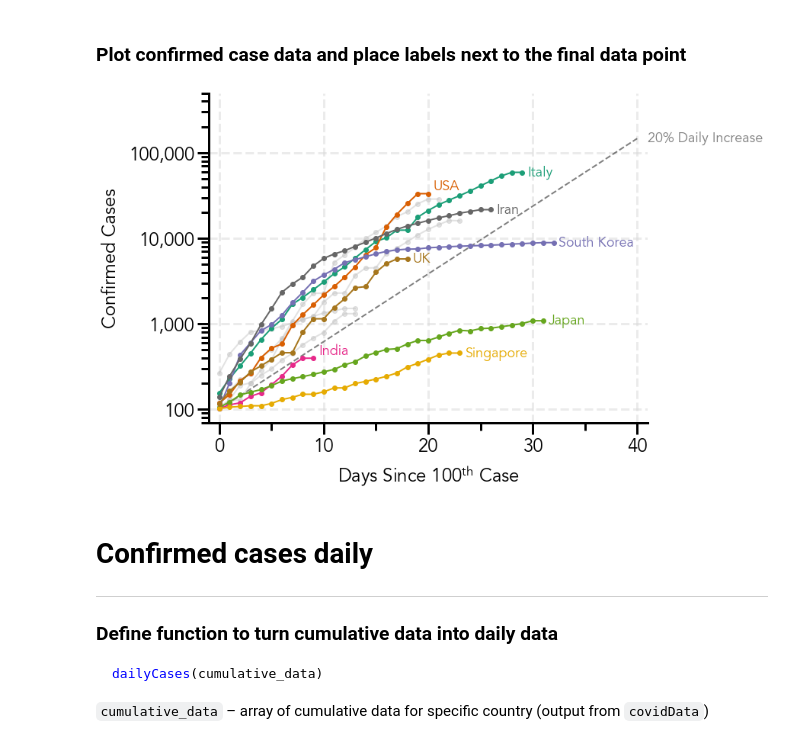
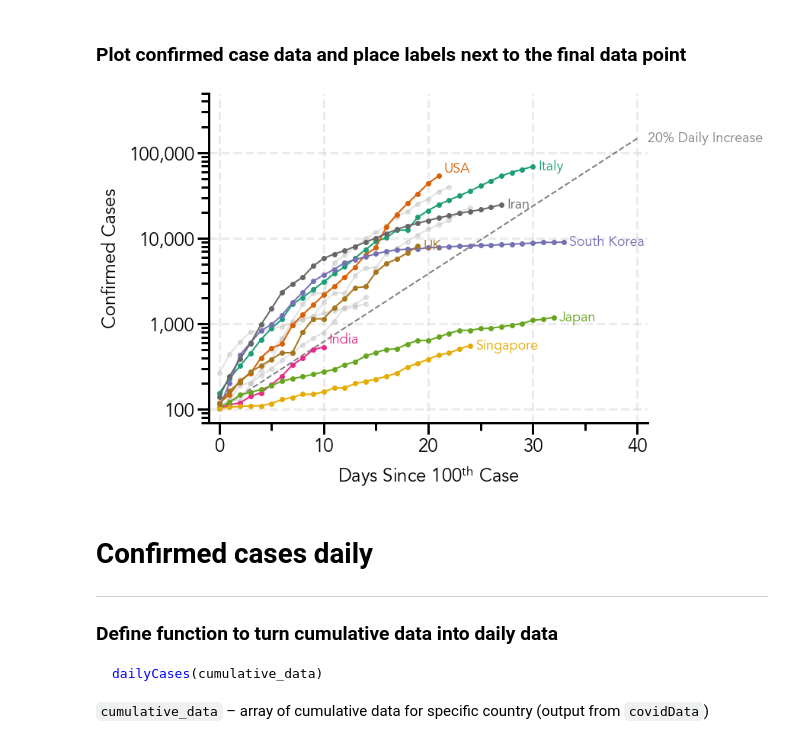
Before and after one commit to naveenv92/covid-19-visualization, a Jupyter notebook: covid_visualization.ipynb, the cells around one changed output. Saved outputs shown, nothing was run; the diff lists cells and outputs as text; code cells hidden in the pictures.

```diff
--- a/covid_visualization.ipynb
+++ b/covid_visualization.ipynb
@@ -12,9 +12,9 @@ import pandas as pd
 from pylab import cm
 # %%
 # Filenames of JHU data
-filename_confirmed = 'https://raw.githubusercontent.com/CSSEGISandData/COVID-19/master/csse_covid_19_data/csse_covid_19_time_series/time_series_19-covid-Confirmed.csv'
+filename_confirmed = 'https://raw.githubusercontent.com/CSSEGISandData/COVID-19/master/csse_covid_19_data/csse_covid_19_time_series/time_series_covid19_confirmed_global.csv'
 filename_recovered = 'https://raw.githubusercontent.com/CSSEGISandData/COVID-19/master/csse_covid_19_data/csse_covid_19_time_series/time_series_19-covid-Recovered.csv'
-filename_deaths = 'https://raw.githubusercontent.com/CSSEGISandData/COVID-19/master/csse_covid_19_data/csse_covid_19_time_series/time_series_19-covid-Deaths.csv'
+filename_deaths = 'https://raw.githubusercontent.com/CSSEGISandData/COVID-19/master/csse_covid_19_data/csse_covid_19_time_series/time_series_covid19_deaths_global.csv'
 # %%
 # Open JHU data files
 data_confirmed = pd.read_csv(filename_confirmed)
@@ -102,7 +103,7 @@ mpl.rcParams['font.family'] = 'Avenir'
 plt.rcParams['axes.linewidth'] = 3
 plt.rcParams['font.size'] = 24
 
-colors = cm.get_cmap('Dark2', 8)
+colors = cm.get_cmap('Dark2', 9)
 color_bg = '#c6c6c6'
 
 fig = plt.figure(figsize=(8,6), facecolor='white')
@@ -145,34 +146,36 @@ ax.plot(np.arange(0, len(data_india), 1), data_india, marker='o', linewidth=2, c
 ax.plot(np.arange(0, len(data_jap), 1), data_jap, marker='o', linewidth=2, color=colors(4))
 ax.plot(np.arange(0, len(data_sin), 1), data_sin, marker='o', linewidth=2, color=colors(5))
 ax.plot(np.arange(0, len(data_uk), 1), data_uk, marker='o', linewidth=2, color=colors(6))
 ax.plot(np.arange(0, len(data_ira), 1), data_ira, marker='o', linewidth=2, color=colors(7))
+#ax.plot(np.arange(0, len(data_chn), 1), data_chn, marker='o', linewidth=2, color=colors(8))
 
 # Annotate country names
 left_pad = -0.5
 ax.text(len(data_italy) + left_pad, data_italy[-1], 'Italy', size=18, ha='left', va='center',color=colors(0))
 ax.text(len(data_usa) + left_pad, data_usa[-1], 'USA', size=18, ha='left', va='bottom', color=colors(1))
 ax.text(len(data_korea) + left_pad, data_korea[-1], 'South Korea', size=18, ha='left', va='center', color=colors(2))
 ax.text(len(data_india) + left_pad, data_india[-1], 'India', size=18, ha='left', va='bottom', color=colors(3))
 ax.text(len(data_jap) + left_pad, data_jap[-1], 'Japan', size=18, ha='left', va='center', color=colors(4))
 ax.text(len(data_sin) + left_pad, data_sin[-1], 'Singapore', size=18, ha='left', va='center', color=colors(5))
 ax.text(len(data_uk) + left_pad, data_uk[-1], 'UK', size=18, ha='left', va='center', color=colors(6))
 ax.text(len(data_ira) + left_pad, data_ira[-1], 'Iran', size=18, ha='left', va='center', color=colors(7))
+#ax.text(len(data_chn) + left_pad, data_chn[-1], 'China', size=18, ha='left', va='center', color=colors(8))
 
 
 ax.xaxis.set_major_locator(mpl.ticker.MultipleLocator(10))
 ax.xaxis.set_minor_locator(mpl.ticker.MultipleLocator(5))
 ax.yaxis.set_major_locator(mpl.ticker.LogLocator(10))
 ax.set_yticklabels(['', '', '100', '1,000', '10,000', '100,000'])
 
 ax.set_xlabel(u'Days Since 100$\mathregular{^{th}}$ Case', labelpad=10)
 ax.set_ylabel('Confirmed Cases', labelpad=10)
 
 ax.set_xlim(-1, total_days)
 ax.set_ylim(70, 5*10**5)
 
 plt.show()
 # %% [output]
-[figure, old version]
+[figure, new version]
 # %% [markdown]
 # Confirmed cases daily
 ---
```
Also changed, not shown: parts of 2 cells of this notebook.
